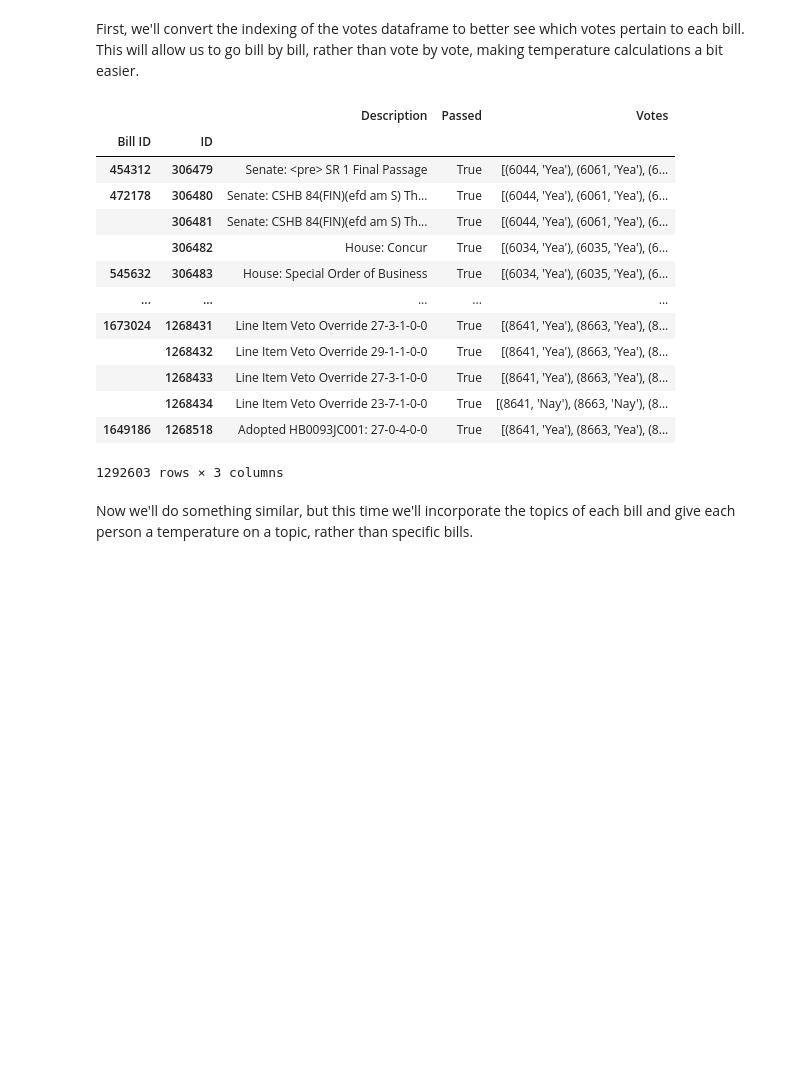
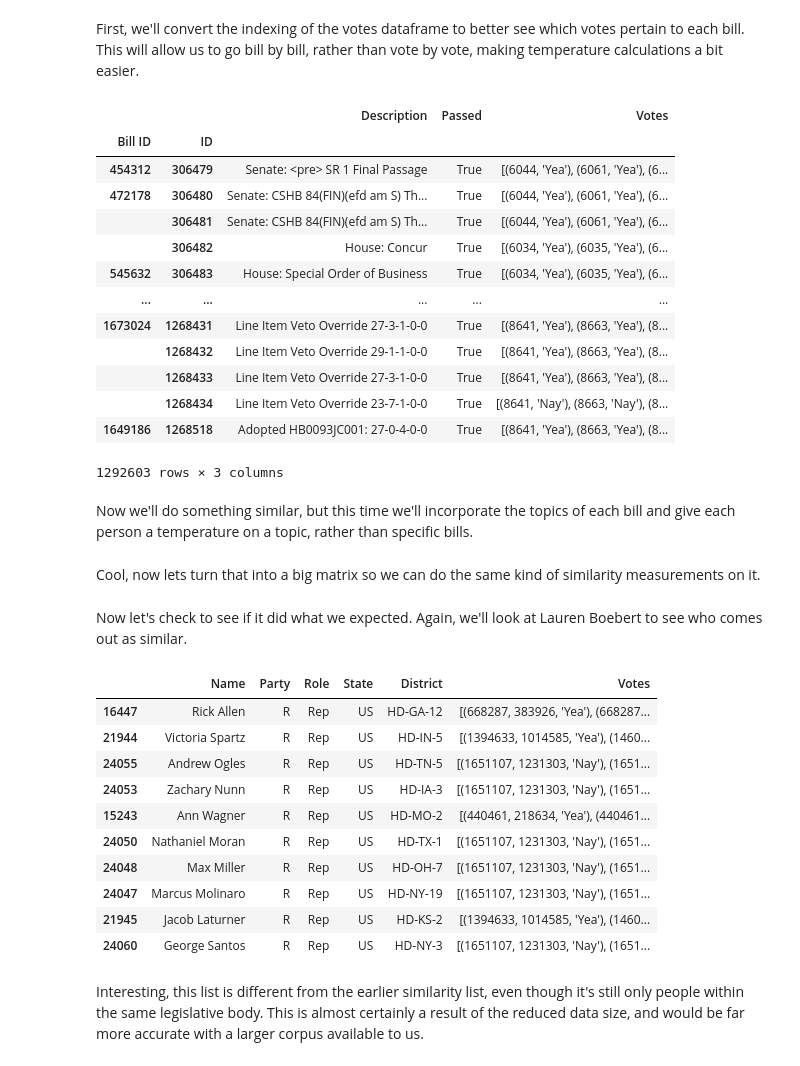
Before and after one commit to silas-wunder/LegiScan, a Jupyter notebook: basic_analysis.ipynb, the cells around one changed output. Drawn from its saved outputs; the diff is of its cells as text; code cells hidden in the pictures; blank space fills up the shorter version.

```diff
--- a/basic_analysis.ipynb
+++ b/basic_analysis.ipynb
@@ -128,0 +155,3 @@ Now let's add some similarity metrics to the bills so we can further compare rep
+# %%
+cluster_names.set_index("Topic", inplace=True)
+cluster_names.drop(["Unnamed: 0", "Count"], axis=1, inplace=True)
@@ -165,3 +215,62 @@ for person in people_votes_temperatures:
         people_votes_temperatures[person][bill] = np.mean(people_votes_temperatures[person][bill])
 # %% [markdown]
 Now we'll do something similar, but this time we'll incorporate the topics of each bill and give each person a temperature on a topic, rather than specific bills.
+# %%
+people_topics_temperature = {}
+for person in people_votes_temperatures:
+    for bill in people_votes_temperatures[person]:
+        # if we don't have information for this bill, we'll skip it
+        if bill not in clustered_bills.index:
+            continue
+        # grab topic and sentiment of this bill
+        bill_topic = clustered_bills.loc[bill]["topic"]
+        bill_sentiment = clustered_bills.loc[bill]["sentiment"]
+        # if the sentiment is neutral, count as positive to not zero temperatures
+        if bill_sentiment == 0:
+            bill_sentiment = 1
+        # if we don't have this person yet, add them
+        # bill temperatures are multiplied by sentiment to normalize values
+        if person not in people_topics_temperature:
+            people_topics_temperature[person] = {bill_topic: [people_votes_temperatures[person][bill]] * bill_sentiment}
+        # if we have this person but don't have this topic for them, add it
+        elif bill_topic not in people_topics_temperature[person]:
+            people_topics_temperature[person][bill_topic] = [people_votes_temperatures[person][bill] * bill_sentiment]
+        # otherwise, add the temperature to the list
+        else:
+            people_topics_temperature[person][bill_topic].append(people_votes_temperatures[person][bill] * bill_sentiment)
+# compute the mean temperature for each topic
+for person in people_topics_temperature:
+    for topic in people_topics_temperature[person]:
+        people_topics_temperature[person][topic] = np.mean(people_topics_temperature[person][topic])
+# %% [markdown]
+Cool, now lets turn that into a big matrix so we can do the same kind of similarity measurements on it.
+# %%
+people_topics_matrix = lil_matrix((np.max(list(people_topics_temperature.keys())) + 1, np.max(cluster_names.index) + 1))
+for person in people_topics_temperature:
+    for topic in people_topics_temperature[person]:
+        people_topics_matrix[person, topic] = people_topics_temperature[person][topic]
+smaller_topics = csr_matrix(people_topics_matrix)
+# remove NaN
+smaller_topics.data = np.nan_to_num(smaller_topics.data)
+save_npz("./similarity_matrix_topics.npz", smaller_topics)
+# %%
+topic_similarites = cosine_similarity(smaller_topics)
+# %% [markdown]
+Now let's check to see if it did what we expected. Again, we'll look at Lauren Boebert to see who comes out as similar.
+# %%
+boebert = people.loc[people["Name"] == "Lauren Boebert"].index[0]
+people.loc[topic_similarites[boebert].argsort()[::-1][0:10]]
+# %% [output]
+|  | Name | Party | Role | State | District | Votes |
+| 16447 | Rick Allen | R | Rep | US | HD-GA-12 | [(668287, 383926, 'Yea'), (668287... |
+| 21944 | Victoria Spartz | R | Rep | US | HD-IN-5 | [(1394633, 1014585, 'Yea'), (1460... |
+| 24055 | Andrew Ogles | R | Rep | US | HD-TN-5 | [(1651107, 1231303, 'Nay'), (1651... |
+| 24053 | Zachary Nunn | R | Rep | US | HD-IA-3 | [(1651107, 1231303, 'Nay'), (1651... |
+| 15243 | Ann Wagner | R | Rep | US | HD-MO-2 | [(440461, 218634, 'Yea'), (440461... |
+| 24050 | Nathaniel Moran | R | Rep | US | HD-TX-1 | [(1651107, 1231303, 'Nay'), (1651... |
+| 24048 | Max Miller | R | Rep | US | HD-OH-7 | [(1651107, 1231303, 'Nay'), (1651... |
+| 24047 | Marcus Molinaro | R | Rep | US | HD-NY-19 | [(1651107, 1231303, 'Nay'), (1651... |
+| 21945 | Jacob Laturner | R | Rep | US | HD-KS-2 | [(1394633, 1014585, 'Yea'), (1460... |
+| 24060 | George Santos | R | Rep | US | HD-NY-3 | [(1651107, 1231303, 'Nay'), (1651... |
+# %% [markdown]
+Interesting, this list is different from the earlier similarity list, even though it's still only people within the same legislative body. This is almost certainly a result of the reduced data size, and would be far more accurate with a larger corpus available to us.
```
Also changed, not shown: parts of 15 cells of this notebook, 2 other files.
